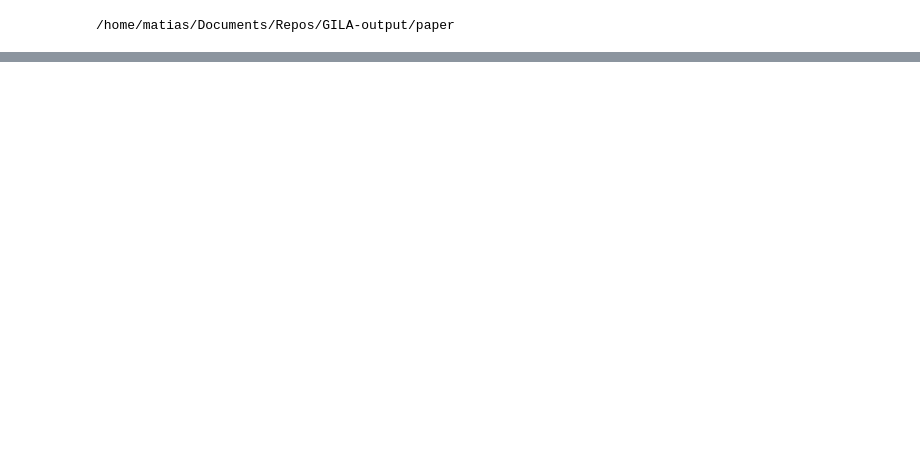
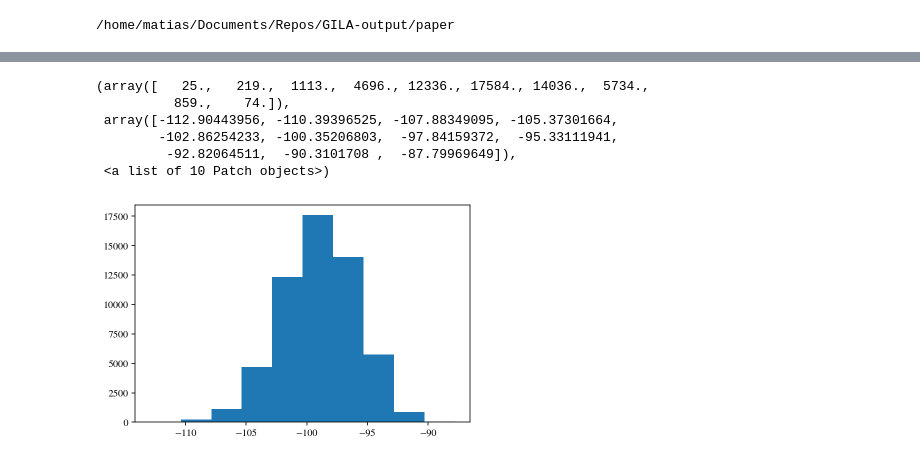
Before and after one commit to matiasleize/GC_MCMC, a Jupyter notebook: notebooks/plot_contours/plot_contours_CC_PPS_0.91.ipynb, the cells around one changed output, grey strips where cells are left out. Drawn from its saved outputs; the diff is of its cells as text; code cells hidden in the pictures; blank space fills up the shorter version.

```diff
--- a/notebooks/plot_contours/plot_contours_CC_PPS_0.91.ipynb
+++ b/notebooks/plot_contours/plot_contours_CC_PPS_0.91.ipynb
@@ -248,3 +248,13 @@ GILA model intervals:
 \mathrm{\omega_m} = 0.163_{-0.007(0.016)}^{+0.008(0.016)}
 \mathrm{\Omega_{{m}}^{{LCDM}}} = 0.313_{-0.016(0.030)}^{+0.015(0.030)}
 \mathrm{\Omega_{{\Lambda}}^{{LCDM}}} = 0.687_{-0.015(0.030)}^{+0.016(0.030)}
+# %%
+plt.hist(1000*(chains_gila[:,4]-0.999))
+# %% [output]
+(array([   25.,   219.,  1113.,  4696., 12336., 17584., 14036.,  5734.,
+          859.,    74.]),
+ array([-112.90443956, -110.39396525, -107.88349095, -105.37301664,
+        -102.86254233, -100.35206803,  -97.84159372,  -95.33111941,
+         -92.82064511,  -90.3101708 ,  -87.79969649]),
+ <a list of 10 Patch objects>)
+[figure, added]
```
Also changed, not shown: parts of 4 cells of this notebook, 2 other files.
